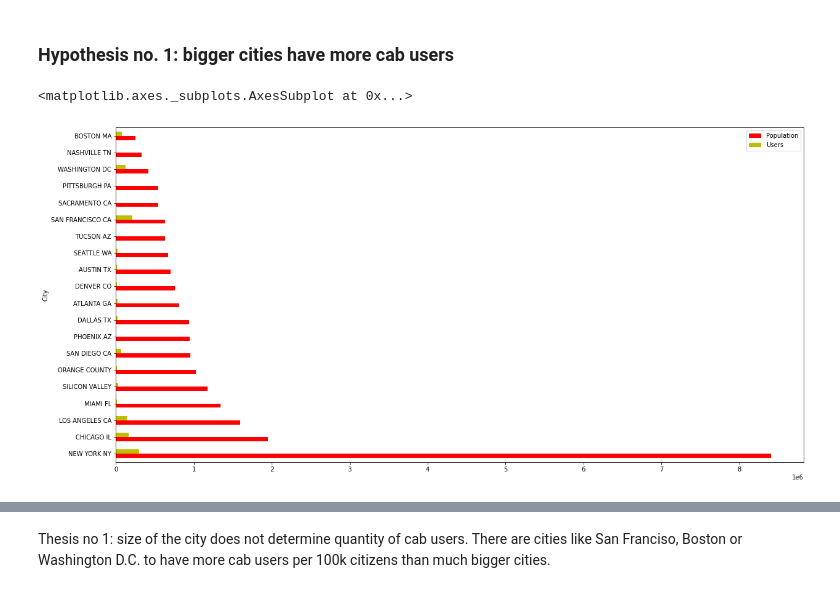
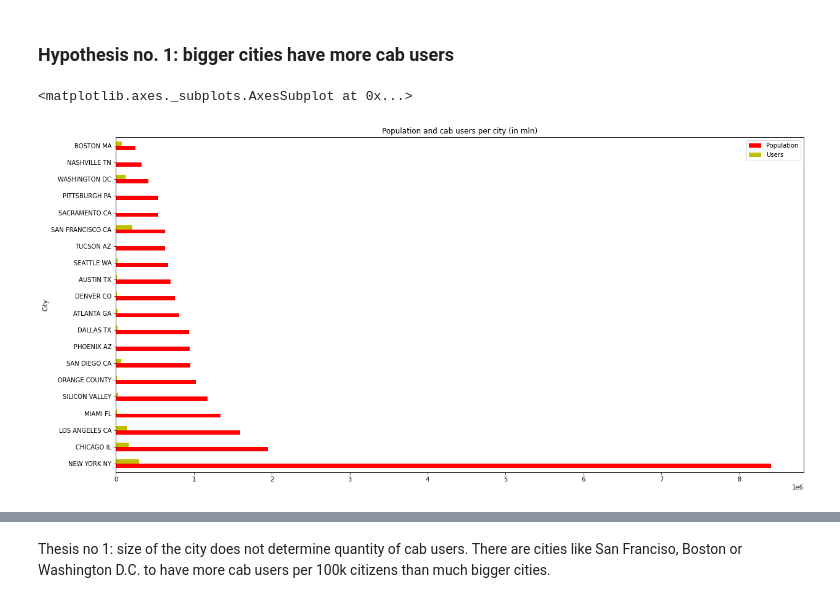
Before and after one commit to DataGlacier/VC, a Jupyter notebook: DataSets-main/EDA notebook.ipynb, the cells around one changed output, grey strips where cells are left out. Drawn from its saved outputs; the diff is of its cells as text; code cells hidden in the pictures.

```diff
--- a/DataSets-main/EDA notebook.ipynb
+++ b/DataSets-main/EDA notebook.ipynb
@@ -104,9 +105,9 @@ colors = ['r', 'y']
 # %% [markdown]
 ### Hypothesis no. 1: bigger cities have more cab users
 # %%
-cities.plot.barh(x='City', figsize=(20,10), color = colors)
+cities.plot.barh(x='City', figsize=(20,10), color = colors, title='Population and cab users per city (in mln)')
 # %% [output]
 <matplotlib.axes._subplots.AxesSubplot at 0x...>
-[figure, old version]
+[figure, new version]
 # %%
 cities['Users_100k'] = cities['Users'] * 100000 / cities['Population']
```
Also changed, not shown: parts of 27 cells of this notebook, 4 other files.
